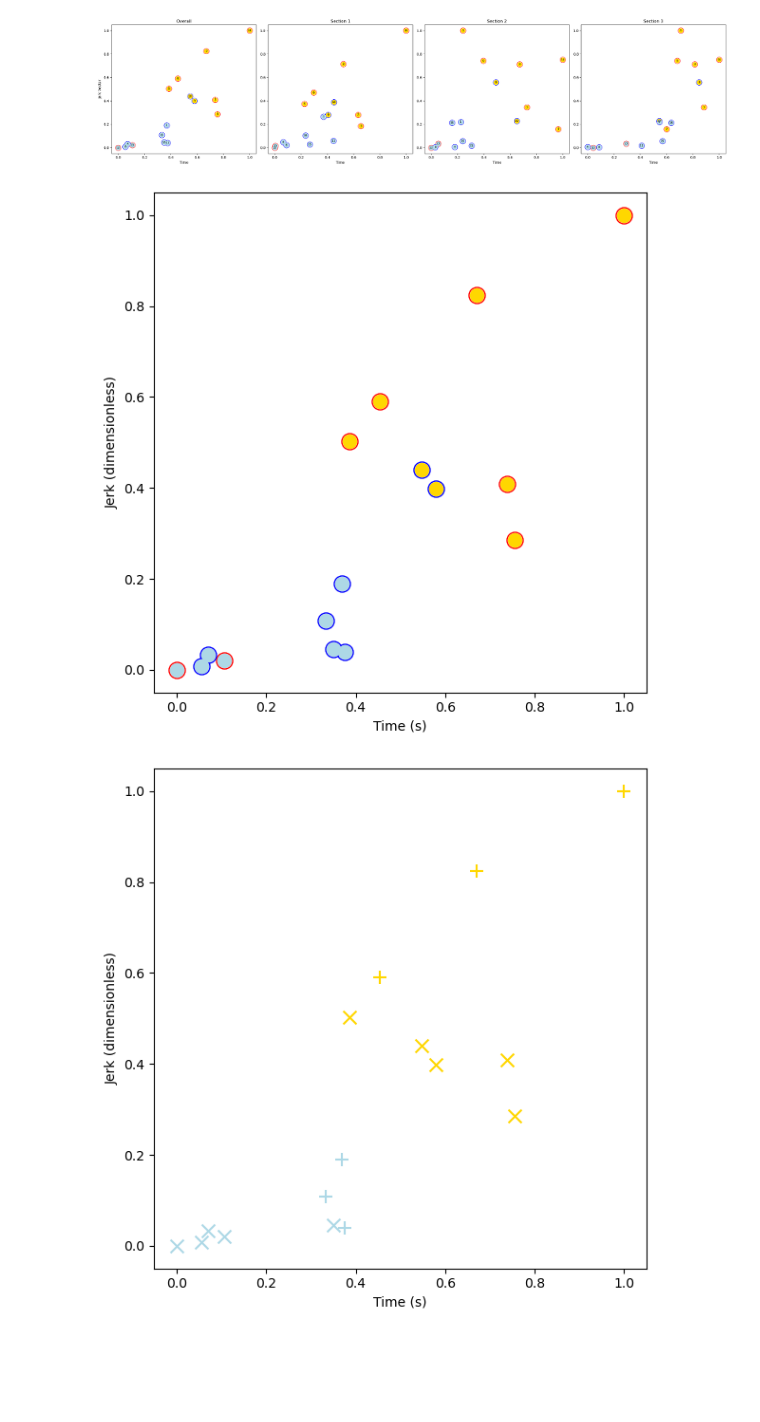
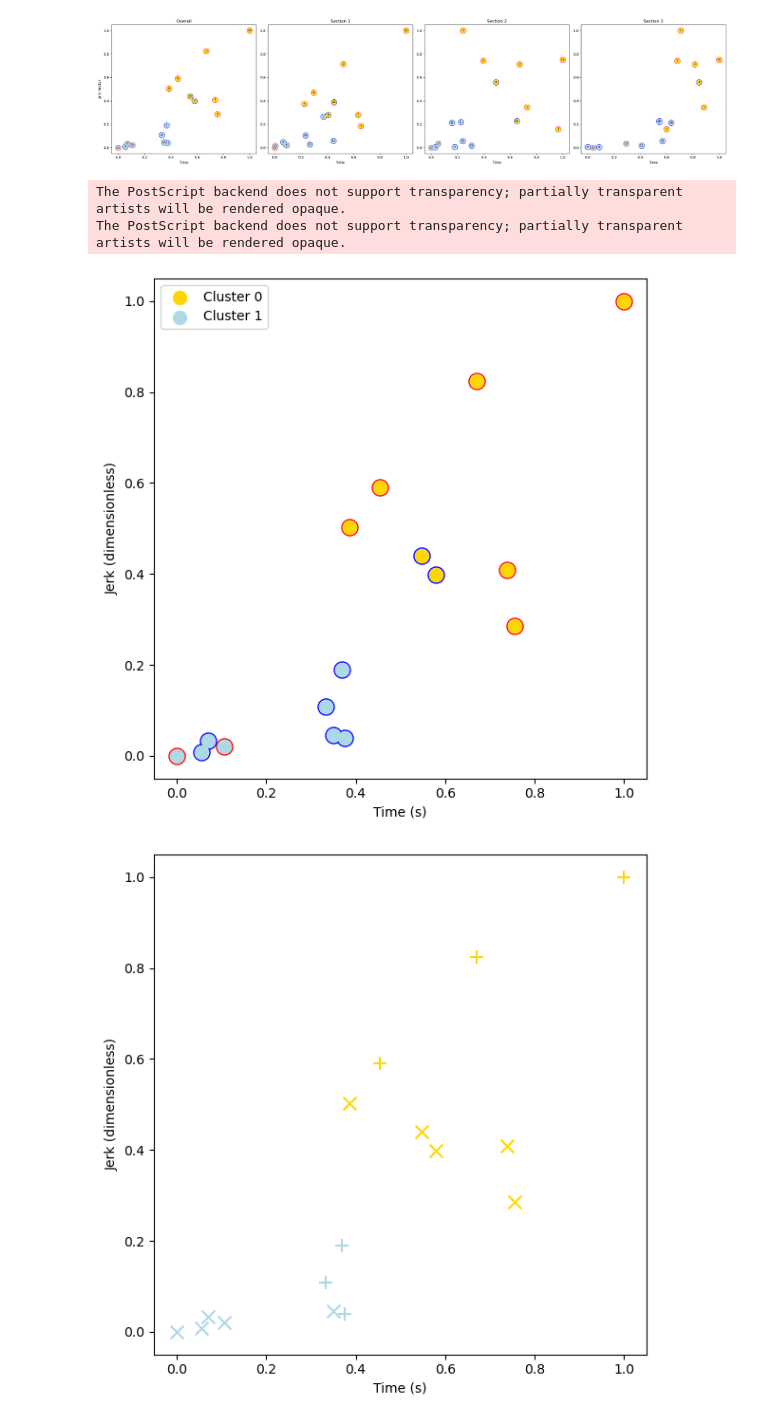
Before and after one commit to doertiboy/MasterStudy, a Jupyter notebook: 03_Clustering.ipynb, the cells around one changed output. Drawn from its saved outputs; the diff is of its cells as text; code cells hidden in the pictures; blank space fills up the shorter version.

```diff
--- a/03_Clustering.ipynb
+++ b/03_Clustering.ipynb
@@ -147,34 +147,41 @@ Cluster lightblue: 2 females, 6 males
 # %%
 plt.figure(figsize=(6,6))
 female_counts = {}
 male_counts = {}
 kmeans = KMeans(n_clusters=2, random_state=0, n_init='auto').fit(time_jerk)
 
 dataset = time_jerk
 
 c = 0
 for cluster_label in range(2):
     female_counts[cluster_label] = np.sum((gender == 0) & (kmeans.labels_ == cluster_label))
     male_counts[cluster_label] = np.sum((gender == 1) & (kmeans.labels_ == cluster_label))
 
     markers = ['o', 'o']
     cluster_data = dataset[kmeans.labels_ == cluster_label]
     for i, point in enumerate(cluster_data):
         color = colors[cluster_label]
-        plt.scatter(point[0], point[1], marker=markers[cluster_label], color=color, s=100, label=f'Cluster {cluster_label}')
+        if i == 0:
+            plt.scatter(point[0], point[1], marker=markers[cluster_label], color=color, s=100, label=f'Cluster {cluster_label}')
+        else:
+            plt.scatter(point[0], point[1], marker=markers[cluster_label], color=color, s=100)
         c += 1
 
-    plt.scatter(dataset[(gender == 0) & (kmeans.labels_ == cluster_label), 0], dataset[(gender == 0) & (kmeans.labels_ == cluster_label), 1], c='white', marker='o', edgecolors='red', linewidth=1, facecolors='none', s=150, label='Female', zorder=0)
-    plt.scatter(dataset[(gender == 1) & (kmeans.labels_ == cluster_label), 0], dataset[(gender == 1) & (kmeans.labels_ == cluster_label), 1], c='white', marker='o', edgecolors='blue', linewidth=1, facecolors='none', s=150, label='Male', zorder=0)
+    plt.scatter(dataset[(gender == 0) & (kmeans.labels_ == cluster_label), 0], dataset[(gender == 0) & (kmeans.labels_ == cluster_label), 1], c='white', marker='o', edgecolors='red', linewidth=1, facecolors='none', s=150, zorder=0)
+    plt.scatter(dataset[(gender == 1) & (kmeans.labels_ == cluster_label), 0], dataset[(gender == 1) & (kmeans.labels_ == cluster_label), 1], c='white', marker='o', edgecolors='blue', linewidth=1, facecolors='none', s=150, zorder=0)
 
 plt.xlabel('Time (s)')
 plt.ylabel('Jerk (dimensionless)')
 
 plt.tight_layout()
+plt.legend()
 plt.savefig('Plots/clusterTimeJerk.eps')
+plt.savefig('../MasterThesis/figures/clusterTimeJerk.eps')
 plt.show()
 # %% [output]
+The PostScript backend does not support transparency; partially transparent artists will be rendered opaque.
+The PostScript backend does not support transparency; partially transparent artists will be rendered opaque.
-[figure, old version]
+[figure, new version]
 # %%
 plt.figure(figsize=(6,6))
 female_counts = {}
```
Also changed, not shown: parts of 4 cells of this notebook, 47 other files.
